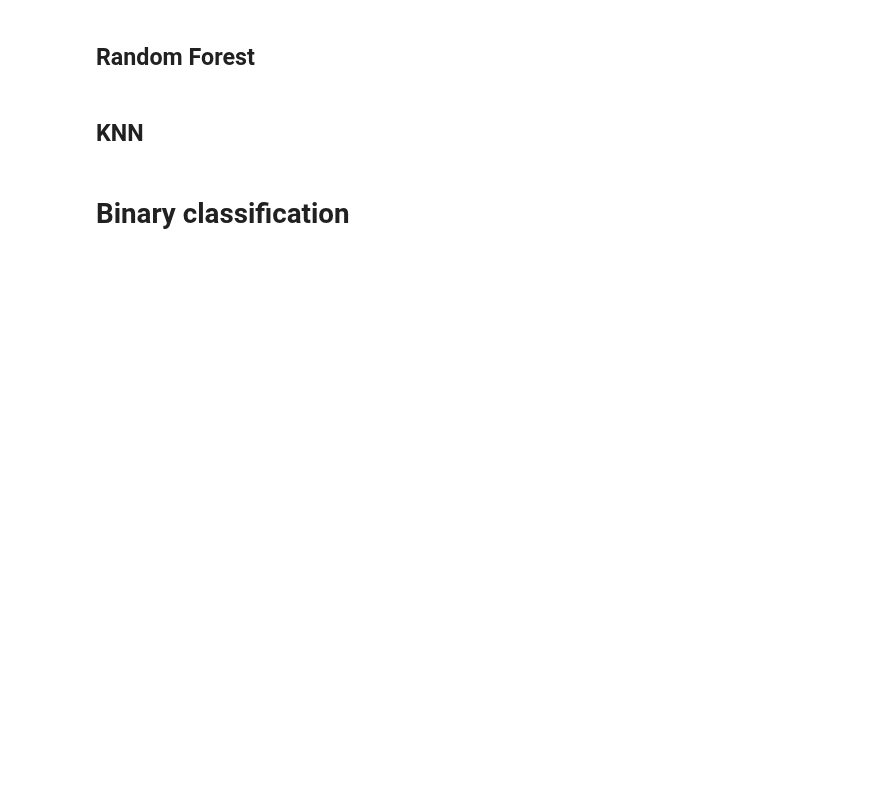
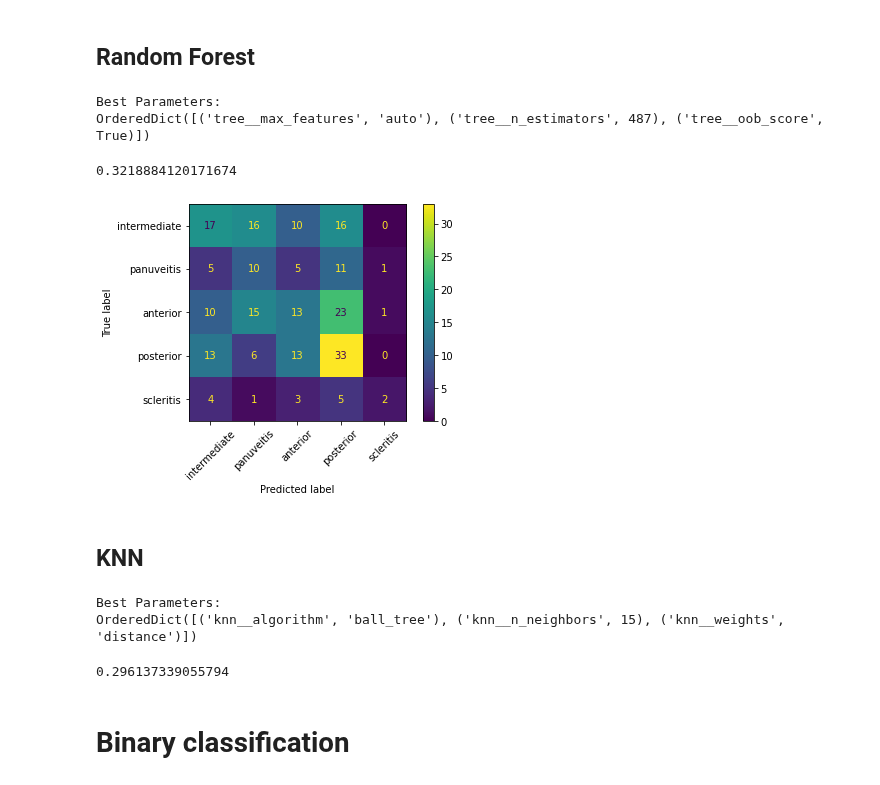
Before and after one commit to CrawTheOne/mirror_-fhnw_ds_fs2021_medical_challenge, a Jupyter notebook: machine_learning/location_classification.ipynb, the cells around one changed output. Drawn from its saved outputs; the diff is of its cells as text; code cells hidden in the pictures; blank space fills up the shorter version.

```diff
--- a/machine_learning/location_classification.ipynb
+++ b/machine_learning/location_classification.ipynb
@@ -235,5 +221,78 @@ from sklearn.ensemble import RandomForestClassifier
+# %%
+from sklearn.ensemble import RandomForestClassifier
+
+
+rantree = RandomForestClassifier(n_jobs=-1, random_state=RANDOM)
+
+# without one_hot_encoded data
+pipeline = Pipeline(steps=[
+    ('prep', imputer_encoder_no_onehot),
+    ('tree', rantree)
+])
+
+# hyperparameterspace
+parameters = {
+    'tree__n_estimators':[100,1000],
+    'tree__max_features':['log2', 'sqrt', 'auto'],
+    'tree__oob_score':[True,False]
+}
+
+# create scorer
+scorer = make_scorer(precision_score, average = 'weighted')
+
+# bayes search
+bv = BayesSearchCV(pipeline, parameters, cv = 10, scoring=scorer)
+bv.fit(X_train, y_train)
+print('Best Parameters:')
+print(bv.best_params_)
+# %% [output]
+Best Parameters:
+OrderedDict([('tree__max_features', 'auto'), ('tree__n_estimators', 487), ('tree__oob_score', True)])
+# %%
+bv.best_estimator_.score(X_test,y_test)
+# %% [output]
+0.3218884120171674
+# %%
+ConfusionMatrixDisplay(confusion_matrix(y_test, bv.best_estimator_.predict(X_test)), display_labels=df_uv_pos_clean['loc'].unique()).plot()
+plt.xticks(rotation=45)
+plt.show()
+# %% [output]
+[figure, added]
 # %% [markdown]
 ## KNN
+# %%
+from sklearn.neighbors import KNeighborsClassifier
+
+knn = KNeighborsClassifier(n_jobs=-1)
+
+# without one_hot_encoded data
+pipeline = Pipeline(steps=[
+    ('prep', imputer_encoder_no_onehot),
+    ('knn', knn)
+])
+
+# hyperparameterspace
+parameters = {
+    'knn__n_neighbors':np.arange(5,100,10),
+    'knn__weights':['uniform', 'distance'],
+    'knn__algorithm':['auto','ball_tree','kd_tree','brute']
+}
+
+# create scorer
+# scorer = make_scorer(precision_score, average = 'weighted')
+
+# bayes search
+bv = BayesSearchCV(pipeline, parameters, cv = 10)
+bv.fit(X_train, y_train)
+print('Best Parameters:')
+print(bv.best_params_)
+# %% [output]
+Best Parameters:
+OrderedDict([('knn__algorithm', 'ball_tree'), ('knn__n_neighbors', 15), ('knn__weights', 'distance')])
+# %%
+bv.best_estimator_.score(X_test,y_test)
+# %% [output]
+0.296137339055794
 # %%
 ################### TODO: TEST MORE CLASSIFIERS
 # %% [markdown]
```
Also changed, not shown: parts of 8 cells of this notebook, 2 other files.
